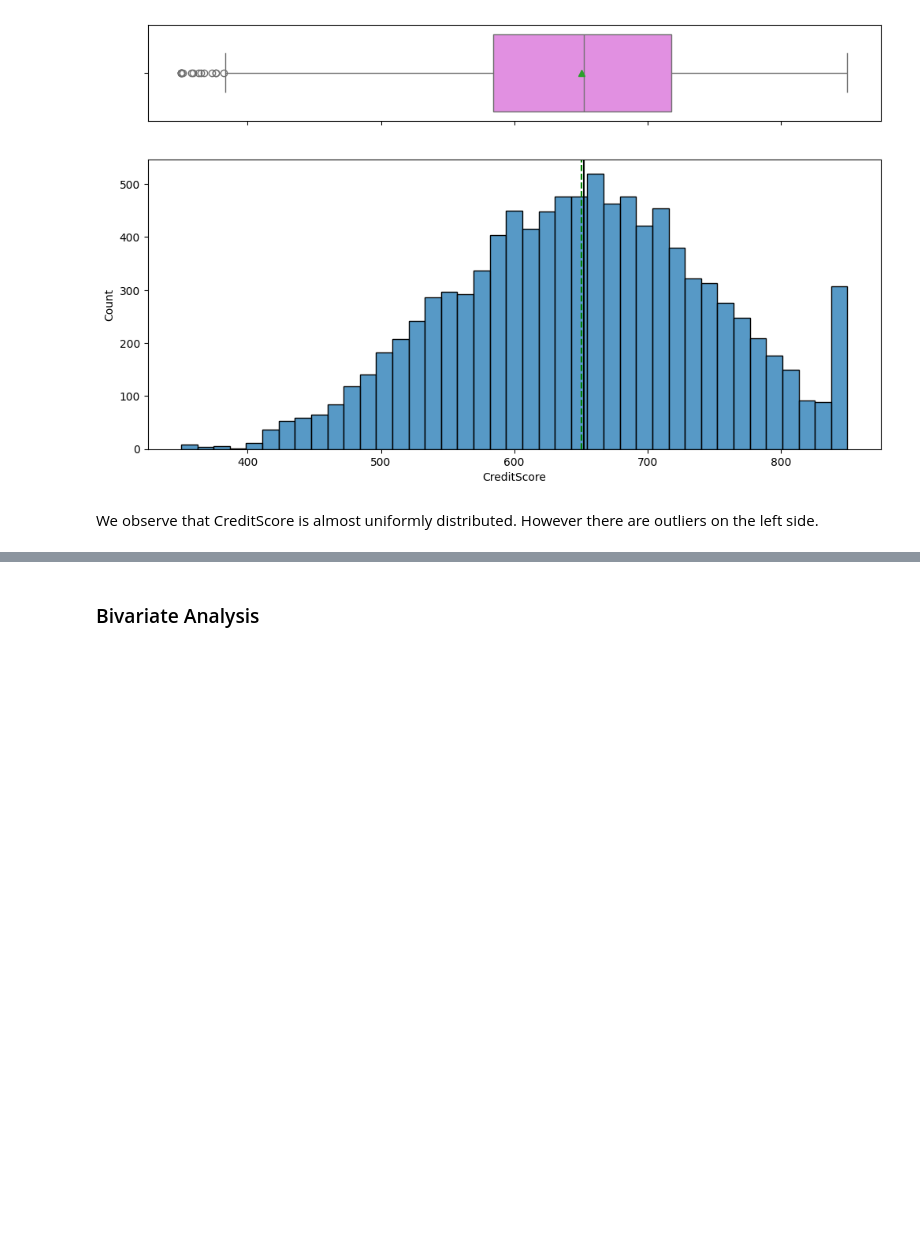
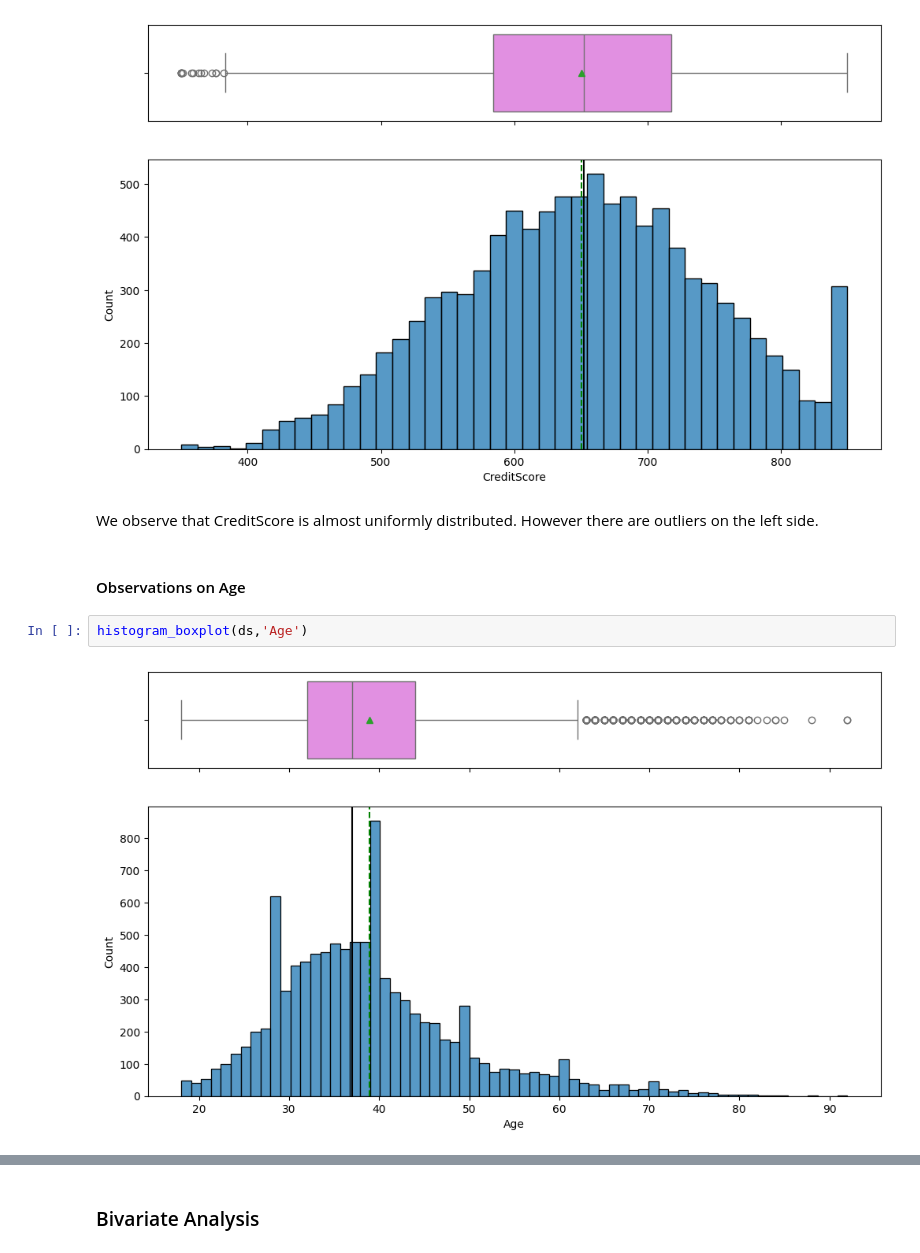
Before and after one commit to nirajguru/machine-learning-projects, a Jupyter notebook: bank-churn/notebook/Bank_Churn_Proj7_Niraj.ipynb, the cells around one changed output, grey strips where cells are left out. Drawn from its saved outputs; the diff is of its cells as text; blank space fills up the shorter version.

```diff
--- a/bank-churn/notebook/Bank_Churn_Proj7_Niraj.ipynb
+++ b/bank-churn/notebook/Bank_Churn_Proj7_Niraj.ipynb
@@ -337,3 +342,9 @@ histogram_boxplot(ds,'CreditScore')
 [figure]
 # %% [markdown]
 We observe that CreditScore is almost uniformly distributed. However there are outliers on the left side.
+# %% [markdown]
+#### Observations on Age
+# %%
+histogram_boxplot(ds,'Age')
+# %% [output]
+[figure, added]
```
Also changed, not shown: parts of 78 cells of this notebook.
